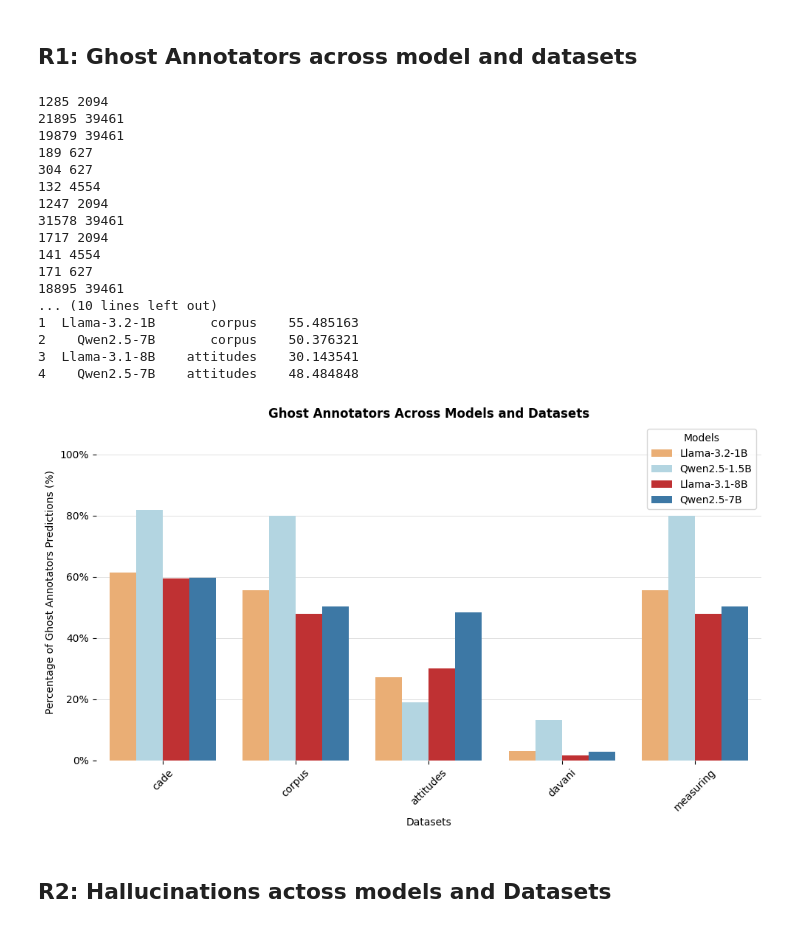
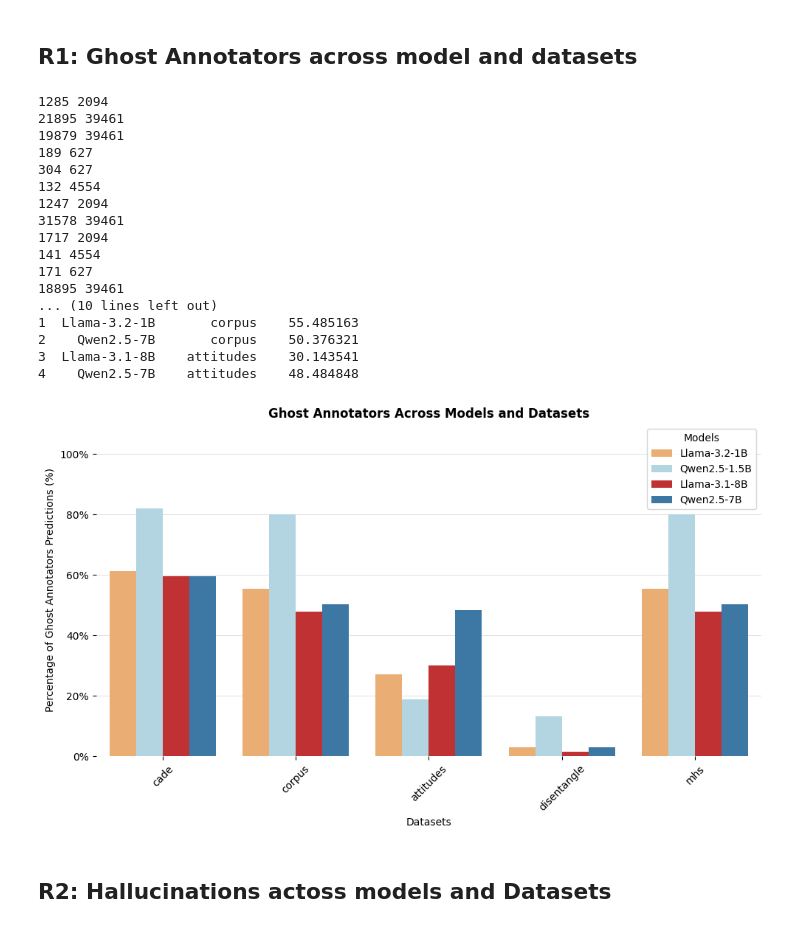
Before and after one commit to aequa-tech/ghost-annotator, a Jupyter notebook: src/Z.plot_viz.ipynb, the cells around one changed output. Saved outputs shown, nothing was run; the diff lists cells and outputs as text; code cells hidden in the pictures.

```diff
--- a/src/Z.plot_viz.ipynb
+++ b/src/Z.plot_viz.ipynb
@@ -48,6 +48,14 @@ def calcola_percentuale_predizioni(file_csv):
 
     # Calcola la percentuale di predizioni "mai selezionate" rispetto al totale delle predizioni per ogni modello e dataset
     model_name, dataset_name = file_csv.split('_')[3].split('Instruct')[0][0:-1], file_csv.split('_')[-1].split(".")[0]
+
+    mappatura_dataset = {
+    'davani': 'disentangle',
+    'measuring': 'mhs',
+    'attitudes': 'attitudes',
+    'cade': 'cade'
+}
+    dataset_name = mappatura_dataset.get(dataset_name, dataset_name)
 
     if count==0:
         percentuale=0
@@ -95,33 +103,33 @@ plt.title('Ghost Annotators Across Models and Datasets', fontweight='bold')
 plt.xlabel('Datasets')
 plt.ylabel('Percentage of Ghost Annotators Predictions (%)')
 plt.xticks(rotation=45)
 plt.tight_layout()
 
 # Mostra il grafico
 
 #Save in pdf
 if not os.path.exists('figures'):
     os.makedirs('figures')
 plt.savefig('figures/ghost_annotators_across_models_datasets.pdf', format='pdf', bbox_inches='tight')
 plt.show()
 # %% [output]
 1285 2094
 21895 39461
 19879 39461
 189 627
 304 627
 132 4554
 1247 2094
 31578 39461
 1717 2094
 141 4554
 171 627
 18895 39461
 ... (10 lines left out)
 1  Llama-3.2-1B       corpus    55.485163
 2    Qwen2.5-7B       corpus    50.376321
 3  Llama-3.1-8B    attitudes    30.143541
 4    Qwen2.5-7B    attitudes    48.484848
-[figure, old version]
+[figure, new version]
 # %% [markdown]
 ## R2: Hallucinations actoss models and Datasets
```
Also changed, not shown: parts of 2 cells of this notebook, 3 other files.
